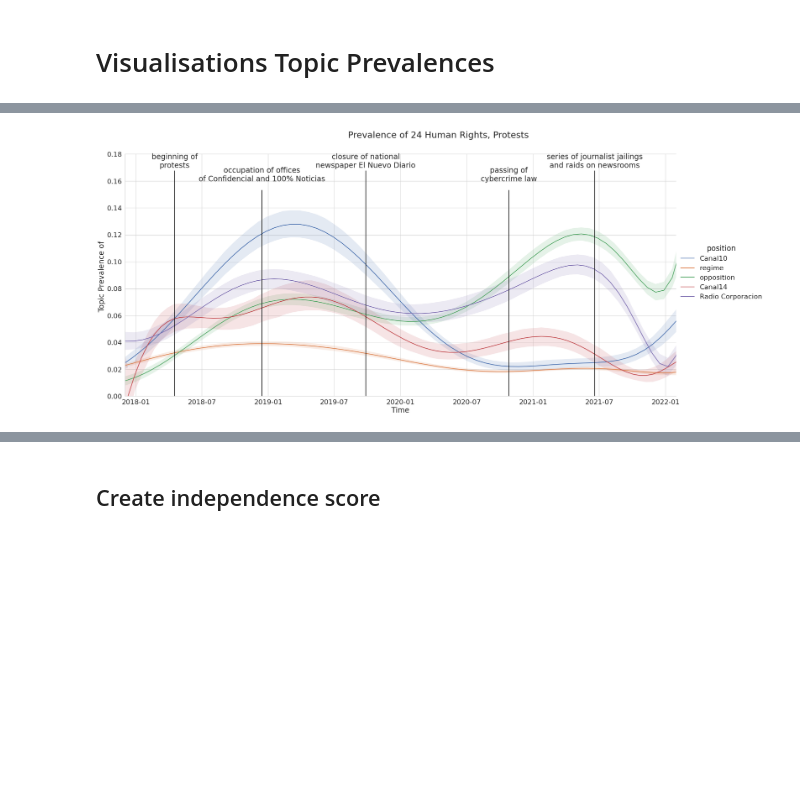
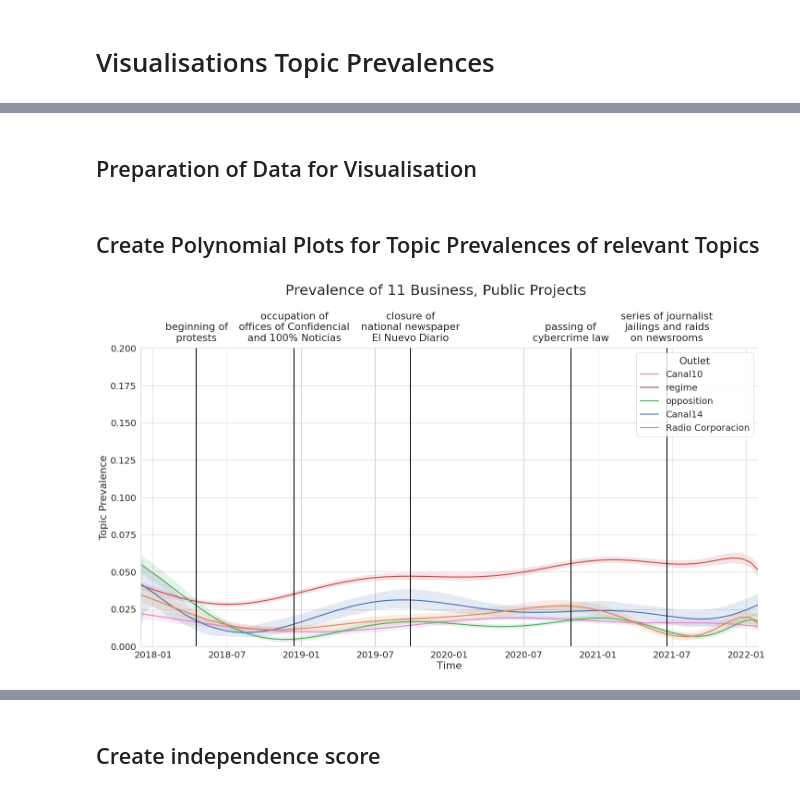
Before and after one commit to hbarnehl/thesis, a Jupyter notebook: Jupyter Notebooks/Visualisations Topic Prevalences.ipynb, the cells around one changed output, grey strips where cells are left out. Saved outputs shown, nothing was run; the diff lists cells and outputs as text; code cells hidden in the pictures; blank space fills up the shorter version.

Commit message:
improved visualisations

```diff
--- a/Jupyter Notebooks/Visualisations Topic Prevalences.ipynb
+++ b/Jupyter Notebooks/Visualisations Topic Prevalences.ipynb
@@ -11,7 +2,0 @@ import datetime
-# %%
-# create uniform colour palette
-palette ={"NEU": "#b2b2b2", "NEG": "#ff8f8f", "POS": "#00FF00"}
-# set uniform figure size
-sns.set(rc={'figure.figsize':(14,7)})
-# set seaborne style
-sns.set_theme(style = 'whitegrid', font_scale=2)
@@ -58,0 +25,2 @@ dates = [df.loc[df["days"] == x, "date"].min().to_pydatetime().strftime("%Y-%m")
+# %% [markdown]
+## Preparation of Data for Visualisation
@@ -59,38 +98,53 @@ dates = [df.loc[df["days"] == x, "date"].min().to_pydatetime().strftime("%Y-%m")
+# %% [markdown]
+## Create Polynomial Plots for Topic Prevalences of relevant Topics
 # %%
+# set x-axis ticks
+ticks = [730, 912, 1095, 1277, 1460, 1643, 1826, 2008, 2191]
+dates = [df.loc[df["days"] == x, "date"].min().to_pydatetime().strftime("%Y-%m") for x in ticks]
+
+# find days representation for vertical lines
 def find_day(date):
     return df.loc[df["date"] == date, "days"].min()
 
 events = [[find_day("2018-04-18"), "beginning of\nprotests"],
          [find_day("2020-10-26"), "passing of\ncybercrime law"],
-         [find_day("2021-06-20"), "series of journalist jailings\nand raids on newsrooms"],
-         [find_day("2018-12-15"), "occupation of offices\nof Confidencial and 100% Noticias"],
-         [find_day("2019-09-27"), "closure of national\nnewspaper El Nuevo Diario"]]
+         [find_day("2021-06-20"), "series of journalist\njailings and raids\non newsrooms"],
+         [find_day("2018-12-15"), "occupation of\noffices of Confidencial\nand 100% Noticias"],
+         [find_day("2019-09-27"), "closure of\nnational newspaper\nEl Nuevo Diario"]]
 # %%
-data = df
-figure = sns.lmplot(data = data, x= "days", order = 11,
-           y= "24 Human Rights, Protests", hue = "position",
-          scatter = False, height=13, aspect= 2)
-# control x and y limits
-plt.ylim(0, 0.18)
-plt.xlim(700, 2220)
+# loop through these topics and create polynomial plots for them
+for col in relevant_cols[1:2]:
+    data = df
+    figure = sns.lmplot(data = data, x= "days", order = 11,
+               y= col, hue = "position", palette = palette,
+              scatter = False, height=10, aspect= 2, legend = False)
+    # control x and y limits
+    plt.ylim(0, 0.2)
+    plt.xlim(700, 2220)
 
-for ax in figure.axes.flat:
-    ax.set_xticks(ticks)
-    ax.set_xticklabels(dates)
+    # set ticks
+    for ax in figure.axes.flat:
+        # set ticks on x axis
+        ax.set_xticks(ticks)
+        # label the ticks
+        ax.set_xticklabels(dates)
 
-figure.fig.subplots_adjust(top=0.9) # adjust the Figure in rp
-figure.fig.suptitle('Prevalence of 24 Human Rights, Protests')
-figure.set(xlabel = "Time", ylabel = f"Topic Prevalence of ")
+    # set axis names
+    plt.xlabel("Time", fontsize = 22)
+    plt.ylabel("Topic Prevalence", fontsize = 22)
+    plt.legend(title = "Outlet")
 
-# place annotated lines for regime measures
-for x in range(len(events)):
-    if x%2 == 0:
-        plt.axvline(events[x][0], ymax = 0.93, linewidth=2, color = "black")
-        plt.annotate(events[x][1], xy=(events[x][0], 0.17), ha='center')
-    else:
-        plt.axvline(events[x][0], ymax = 0.85, linewidth=2, color = "black")
-        plt.annotate(events[x][1], xy=(events[x][0], 0.16), ha='center')
+    # leave some space on top of plot for title
+    figure.set(xlabel = "Time", ylabel = f"Topic Prevalence")
+    plt.suptitle(t = f'Prevalence of {col}', ha = "center", y = 1.16,
+                size = "x-large")
 
-plt.show()
+    # place annotated lines for regime measures
+    for x in range(len(events)):
+        plt.axvline(events[x][0], ymax = 1, linewidth=2, color = "black")
+        plt.annotate(events[x][1], xy=(events[x][0],0.205), ha='center', annotation_clip=False)
+
+    # save plot
+    plt.savefig(figureloc+f'{col}.png', bbox_inches="tight")
 # %% [output]
-[figure, old version]
+[figure, new version]
```
Also changed, not shown: parts of 23 cells of this notebook, 8 other files.
